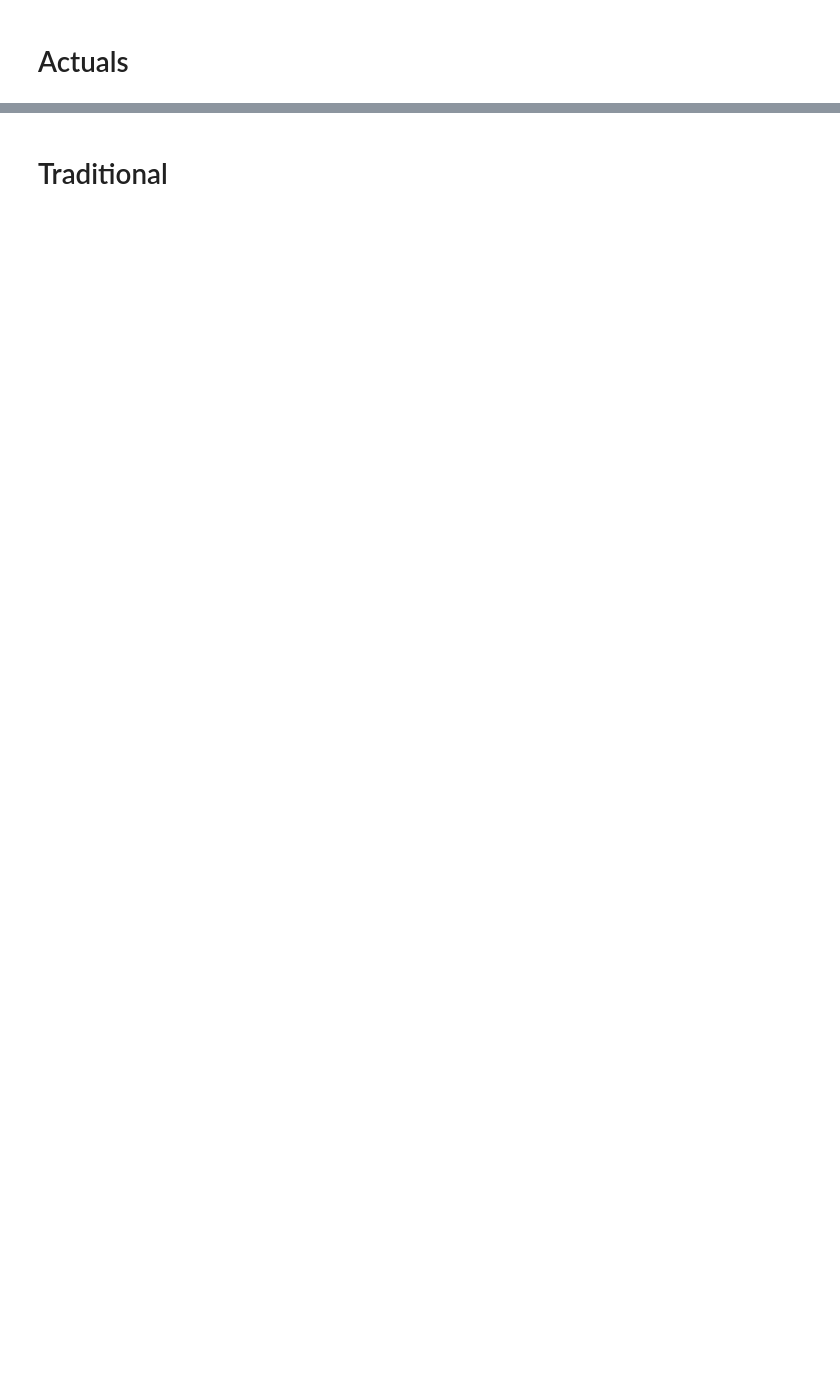
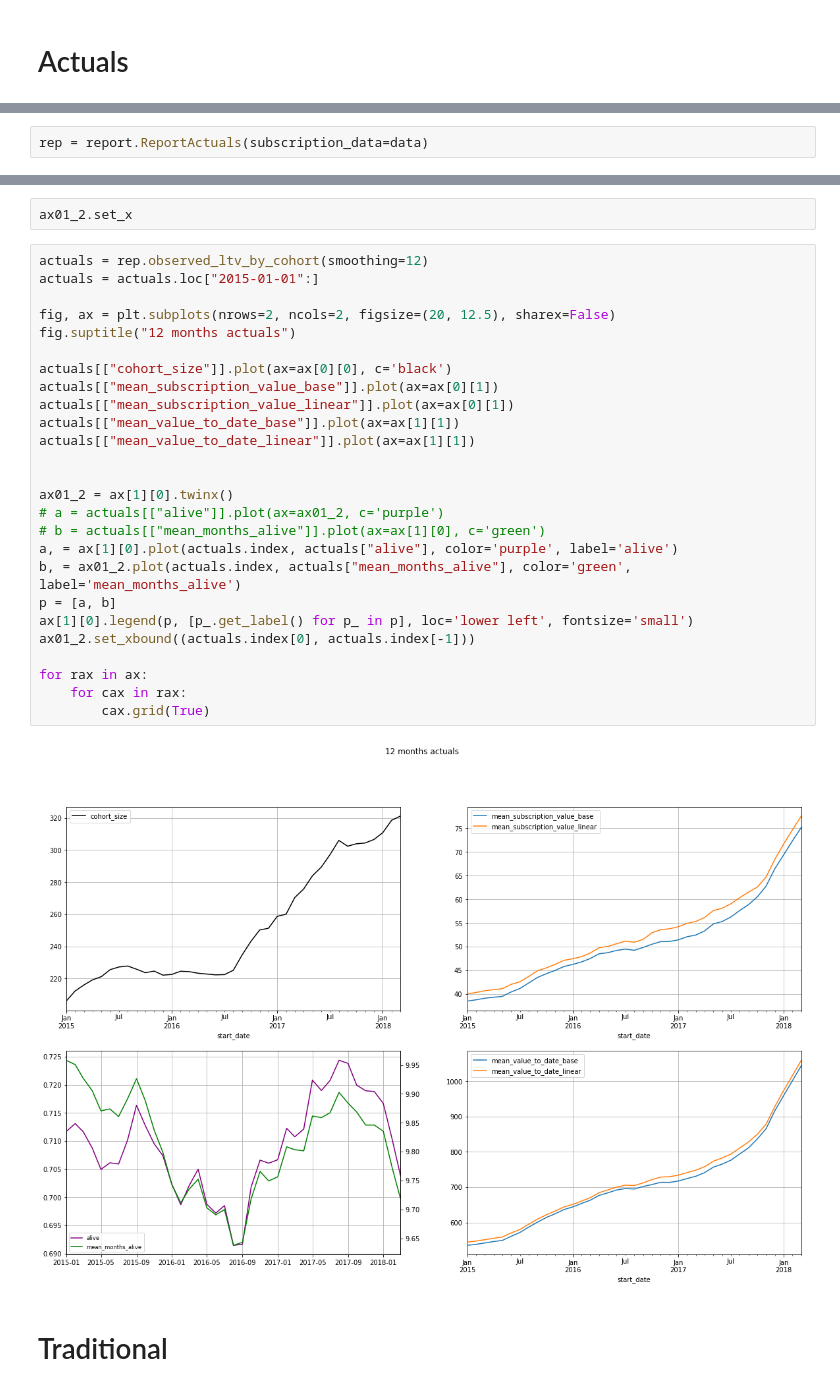
Before and after one commit to fmfn/ShiftedBetaGeometric, a Jupyter notebook: notebooks/facts.ipynb, the cells around one changed output, grey strips where cells are left out. Saved outputs shown, nothing was run; the diff lists cells and outputs as text; blank space fills up the shorter version.

```diff
--- a/notebooks/facts.ipynb
+++ b/notebooks/facts.ipynb
@@ -182,0 +115,2 @@ ax2.grid(True)
+# %%
+rep = report.ReportActuals(subscription_data=data)
@@ -183,3 +133,33 @@ ax2.grid(True)
+# %%
+ax01_2.set_x
+# %%
+actuals = rep.observed_ltv_by_cohort(smoothing=12)
+actuals = actuals.loc["2015-01-01":]
+
+fig, ax = plt.subplots(nrows=2, ncols=2, figsize=(20, 12.5), sharex=False)
+fig.suptitle("12 months actuals")
+
+actuals[["cohort_size"]].plot(ax=ax[0][0], c='black')
+actuals[["mean_subscription_value_base"]].plot(ax=ax[0][1])
+actuals[["mean_subscription_value_linear"]].plot(ax=ax[0][1])
+actuals[["mean_value_to_date_base"]].plot(ax=ax[1][1])
+actuals[["mean_value_to_date_linear"]].plot(ax=ax[1][1])
+
+
+ax01_2 = ax[1][0].twinx()
+# a = actuals[["alive"]].plot(ax=ax01_2, c='purple')
+# b = actuals[["mean_months_alive"]].plot(ax=ax[1][0], c='green')
+a, = ax[1][0].plot(actuals.index, actuals["alive"], color='purple', label='alive')
+b, = ax01_2.plot(actuals.index, actuals["mean_months_alive"], color='green', label='mean_months_alive')
+p = [a, b]
+ax[1][0].legend(p, [p_.get_label() for p_ in p], loc='lower left', fontsize='small')
+ax01_2.set_xbound((actuals.index[0], actuals.index[-1]))
+
+for rax in ax:
+    for cax in rax:
+        cax.grid(True)
+# %% [output]
+[figure, added]
 # %% [markdown]
 # Traditional
 # %%
```
Also changed, not shown: parts of 21 cells of this notebook, 7 other files.
